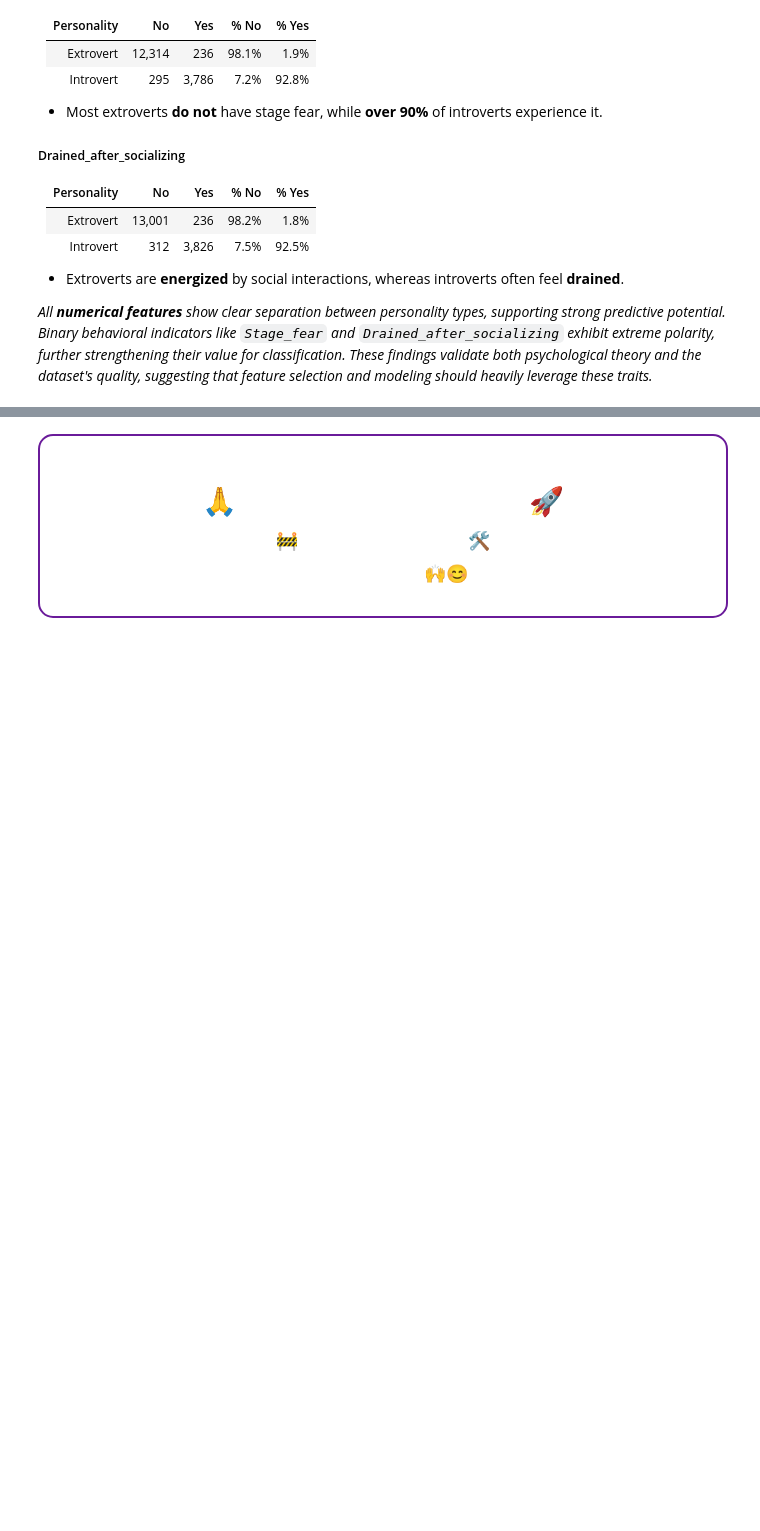
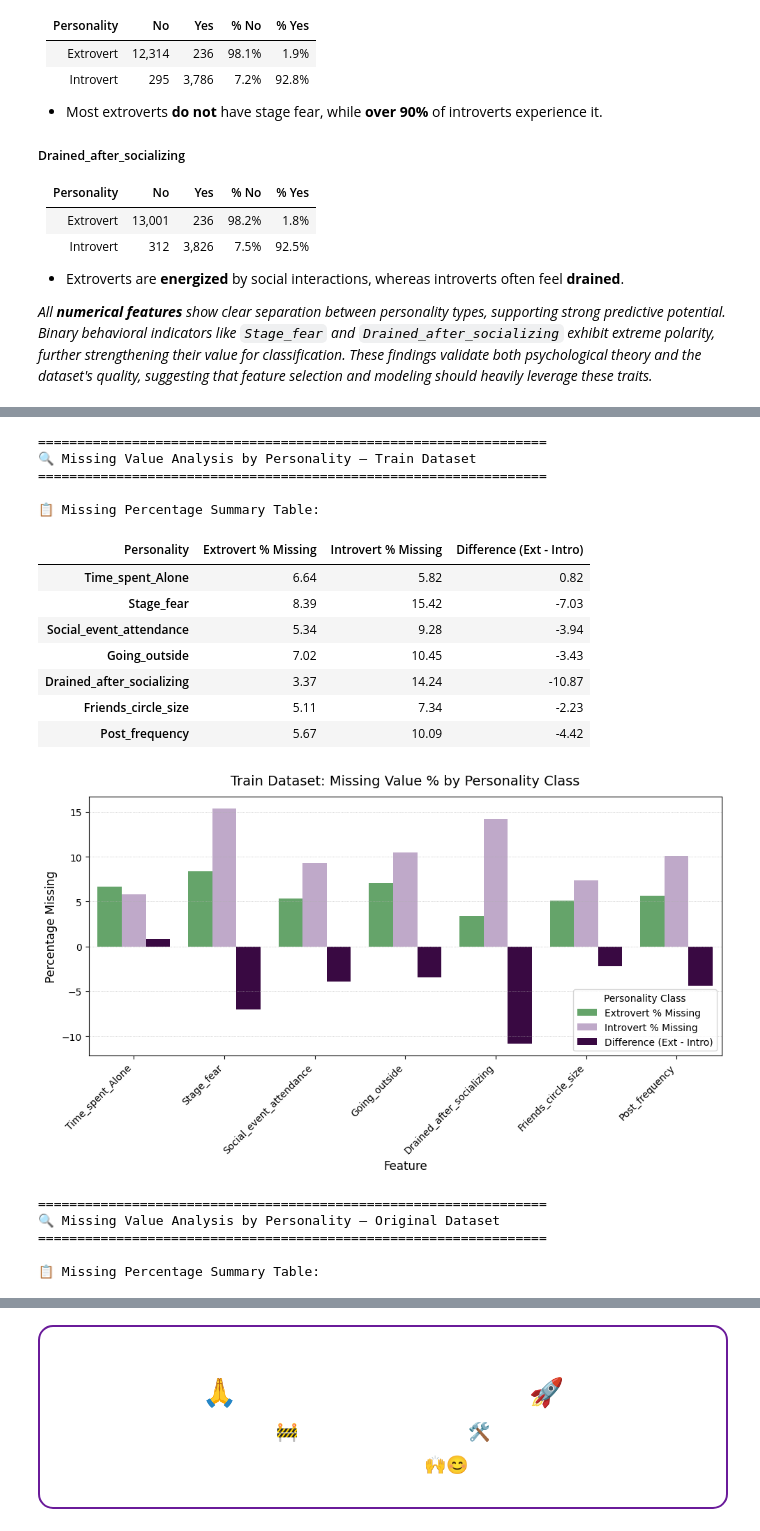
Before and after one commit to IsharaParanagamaGedara/SocialMind-Classifying-Personality-Traits, a Jupyter notebook: socialmind-classifying-personality-traits.ipynb, the cells around one changed output, grey strips where cells are left out. Drawn from its saved outputs; the diff is of its cells as text; code cells hidden in the pictures; blank space fills up the shorter version.

Commit message:
Kaggle Notebook | 🧠 SocialMind: Classifying Personality Traits | Version 3

```diff
--- a/socialmind-classifying-personality-traits.ipynb
+++ b/socialmind-classifying-personality-traits.ipynb
@@ -1154,0 +1157,80 @@ We examined the distribution of binary behavioral features (`Yes`/`No`) across p
+# %%
+def analyze_missing_by_personality_dynamic(df, cols, target_variable='Personality', dataset_name="Dataset"):
+    print(f"\n{'='*65}")
+    print(f"🔍 Missing Value Analysis by Personality — {dataset_name}")
+    print(f"{'='*65}")
+
+    summary = (
+        df.groupby(target_variable)[cols]
+        .apply(lambda x: x.isnull().mean() * 100)
+        .T.round(2)
+        .rename(columns=lambda x: f"{x} % Missing")
+    )
+
+    if set(summary.columns) == {'Introvert', 'Extrovert'}:
+        summary = summary.rename(columns={
+            'Introvert': 'Introvert % Missing',
+            'Extrovert': 'Extrovert % Missing'
+        })
+
+    if 'Introvert % Missing' in summary.columns and 'Extrovert % Missing' in summary.columns:
+        summary['Difference (Ext - Intro)'] = (
+            summary['Extrovert % Missing'] - summary['Introvert % Missing']
+        ).round(2)
+
+    print(f"\n📋 Missing Percentage Summary Table:\n")
+    display(summary)
+
+    plot_df = (
+        summary
+        .reset_index()
+        .rename(columns={'index': 'Feature'})
+        .melt(id_vars='Feature', var_name='Group', value_name='Missing %')
+    )
+
+    cmap = sns.color_palette("PRGn", as_cmap=True)
+    custom_colors = [cmap(0.8), cmap(0.3), cmap(0)]
+
+    plt.figure(figsize=(10, 6))
+    ax = sns.barplot(data=plot_df, x='Feature', y='Missing %', hue='Group', palette=custom_colors)
+    # ax.set_facecolor('lightgray')
+
+    plt.title(f"{dataset_name}: Missing Value % by Personality Class", fontsize=14, pad=12)
+    plt.xlabel("Feature", fontsize=12)
+    plt.ylabel("Percentage Missing", fontsize=12)
+    plt.xticks(rotation=45, ha='right')
+    plt.grid(axis='y', linestyle=':', linewidth=0.5)
+    plt.legend(title='Personality Class')
+    plt.tight_layout()
+    plt.show()
+
+    return summary
+
+missing_cols = [
+    'Time_spent_Alone', 'Stage_fear', 'Social_event_attendance',
+    'Going_outside', 'Drained_after_socializing',
+    'Friends_circle_size', 'Post_frequency'
+]
+
+train_missing_summary = analyze_missing_by_personality_dynamic(train_data, missing_cols, dataset_name="Train Dataset")
+original_missing_summary = analyze_missing_by_personality_dynamic(original_data, missing_cols, dataset_name="Original Dataset")
+# %% [output]
+=================================================================
+🔍 Missing Value Analysis by Personality — Train Dataset
+=================================================================
+
+📋 Missing Percentage Summary Table:
+| Personality | Extrovert % Missing | Introvert % Missing | Difference (Ext - Intro) |
+| Time_spent_Alone | 6.64 | 5.82 | 0.82 |
+| Stage_fear | 8.39 | 15.42 | -7.03 |
+| Social_event_attendance | 5.34 | 9.28 | -3.94 |
+| Going_outside | 7.02 | 10.45 | -3.43 |
+| Drained_after_socializing | 3.37 | 14.24 | -10.87 |
+| Friends_circle_size | 5.11 | 7.34 | -2.23 |
+| Post_frequency | 5.67 | 10.09 | -4.42 |
+[figure, added]
+=================================================================
+🔍 Missing Value Analysis by Personality — Original Dataset
+=================================================================
+
+📋 Missing Percentage Summary Table:
```
Also changed, not shown: parts of 3 cells of this notebook.
